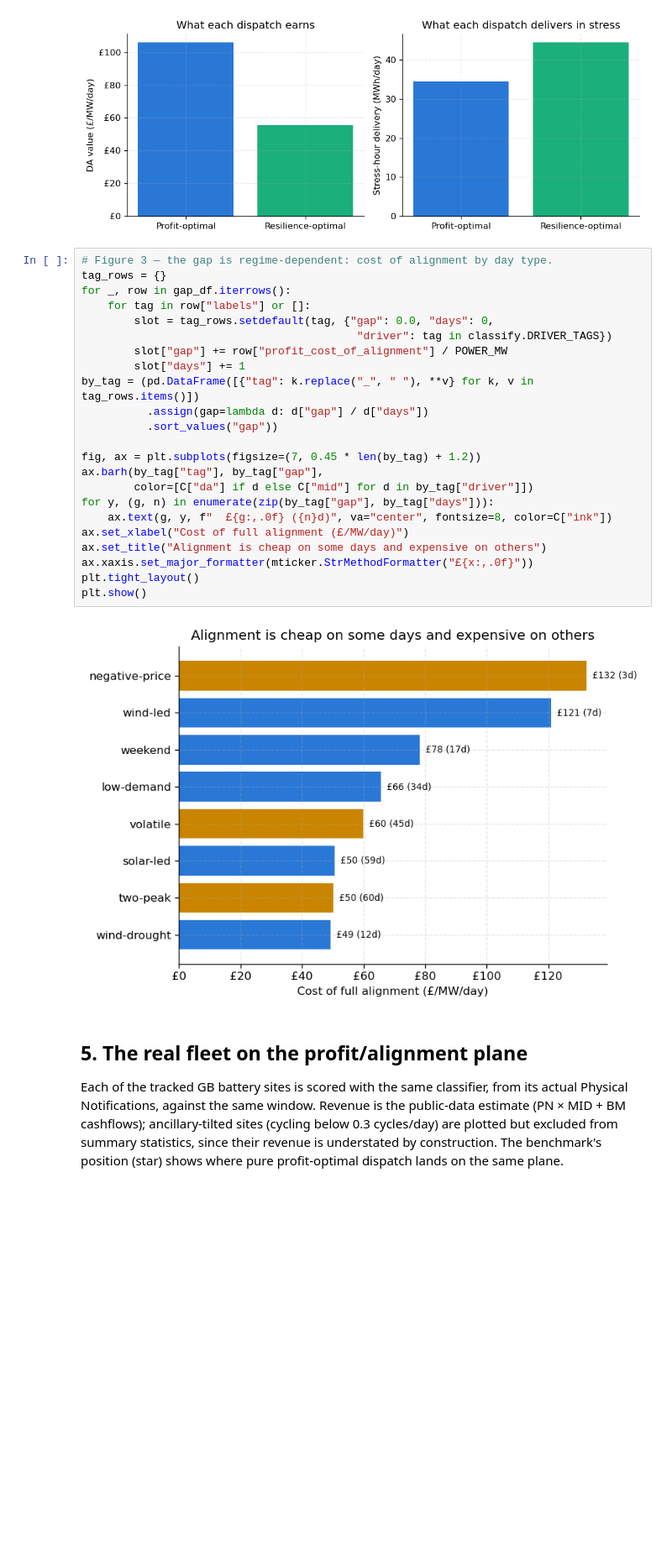
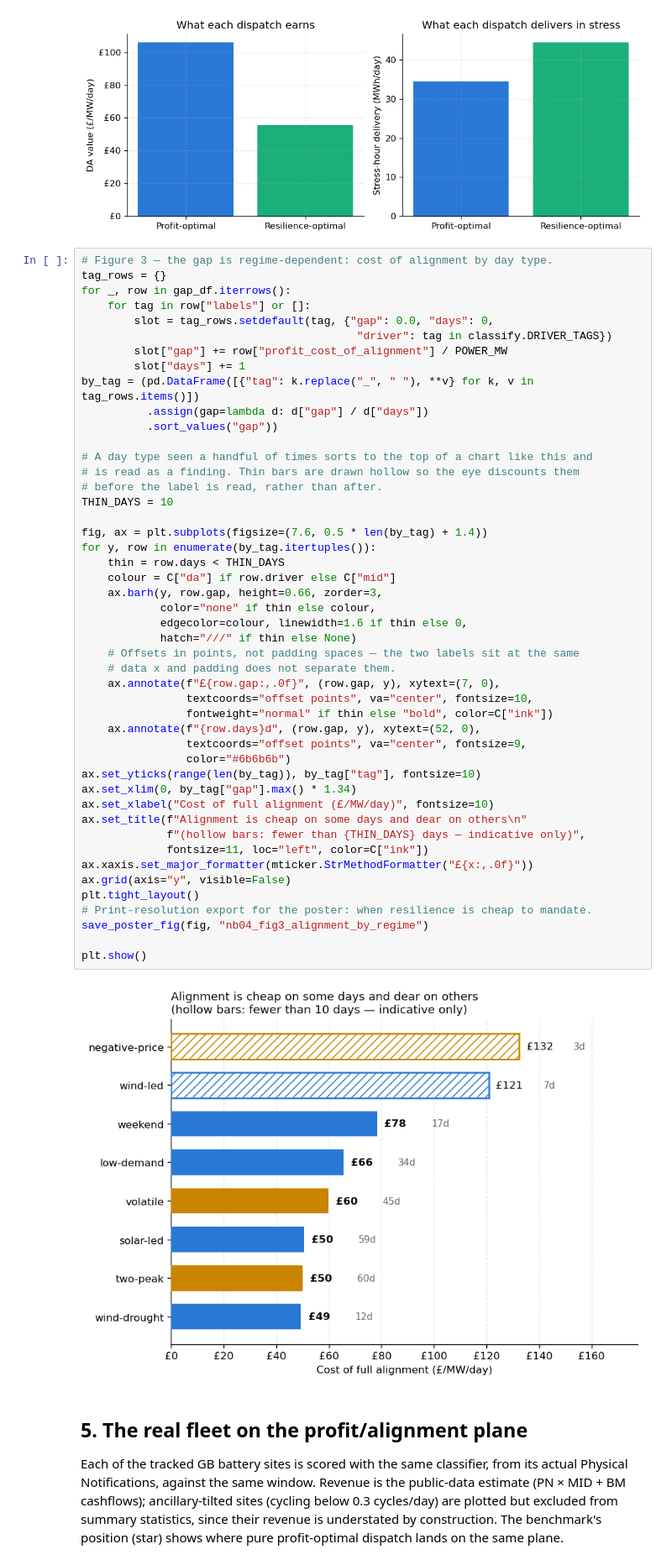
Before and after one commit to shaw029/power-trading, a Jupyter notebook: notebooks/04_alignment_gap.ipynb, the cells around one changed output. Shown at 84% size. Cells and saved outputs as stored; diff of their text form; blank space fills up the shorter version.

```diff
--- a/notebooks/04_alignment_gap.ipynb
+++ b/notebooks/04_alignment_gap.ipynb
@@ -447,28 +447,52 @@ Stress delivery forgone: 595 MWh (22% of the resilience-optimal delivery)
 # %%
 # Figure 3 — the gap is regime-dependent: cost of alignment by day type.
 tag_rows = {}
 for _, row in gap_df.iterrows():
     for tag in row["labels"] or []:
         slot = tag_rows.setdefault(tag, {"gap": 0.0, "days": 0,
                                           "driver": tag in classify.DRIVER_TAGS})
         slot["gap"] += row["profit_cost_of_alignment"] / POWER_MW
         slot["days"] += 1
 by_tag = (pd.DataFrame([{"tag": k.replace("_", " "), **v} for k, v in tag_rows.items()])
           .assign(gap=lambda d: d["gap"] / d["days"])
           .sort_values("gap"))
 
-fig, ax = plt.subplots(figsize=(7, 0.45 * len(by_tag) + 1.2))
-ax.barh(by_tag["tag"], by_tag["gap"],
-        color=[C["da"] if d else C["mid"] for d in by_tag["driver"]])
-for y, (g, n) in enumerate(zip(by_tag["gap"], by_tag["days"])):
-    ax.text(g, y, f"  £{g:,.0f} ({n}d)", va="center", fontsize=8, color=C["ink"])
-ax.set_xlabel("Cost of full alignment (£/MW/day)")
-ax.set_title("Alignment is cheap on some days and expensive on others")
+# A day type seen a handful of times sorts to the top of a chart like this and
+# is read as a finding. Thin bars are drawn hollow so the eye discounts them
+# before the label is read, rather than after.
+THIN_DAYS = 10
+
+fig, ax = plt.subplots(figsize=(7.6, 0.5 * len(by_tag) + 1.4))
+for y, row in enumerate(by_tag.itertuples()):
+    thin = row.days < THIN_DAYS
+    colour = C["da"] if row.driver else C["mid"]
+    ax.barh(y, row.gap, height=0.66, zorder=3,
+            color="none" if thin else colour,
+            edgecolor=colour, linewidth=1.6 if thin else 0,
+            hatch="///" if thin else None)
+    # Offsets in points, not padding spaces — the two labels sit at the same
+    # data x and padding does not separate them.
+    ax.annotate(f"£{row.gap:,.0f}", (row.gap, y), xytext=(7, 0),
+                textcoords="offset points", va="center", fontsize=10,
+                fontweight="normal" if thin else "bold", color=C["ink"])
+    ax.annotate(f"{row.days}d", (row.gap, y), xytext=(52, 0),
+                textcoords="offset points", va="center", fontsize=9,
+                color="#6b6b6b")
+ax.set_yticks(range(len(by_tag)), by_tag["tag"], fontsize=10)
+ax.set_xlim(0, by_tag["gap"].max() * 1.34)
+ax.set_xlabel("Cost of full alignment (£/MW/day)", fontsize=10)
+ax.set_title(f"Alignment is cheap on some days and dear on others\n"
+             f"(hollow bars: fewer than {THIN_DAYS} days — indicative only)",
+             fontsize=11, loc="left", color=C["ink"])
 ax.xaxis.set_major_formatter(mticker.StrMethodFormatter("£{x:,.0f}"))
+ax.grid(axis="y", visible=False)
 plt.tight_layout()
+# Print-resolution export for the poster: when resilience is cheap to mandate.
+save_poster_fig(fig, "nb04_fig3_alignment_by_regime")
+
 plt.show()
 # %% [output]
-[figure, old version]
+[figure, new version]
 # %% [markdown]
 ## 5. The real fleet on the profit/alignment plane
 
```
Also changed, not shown: 1 other file.
